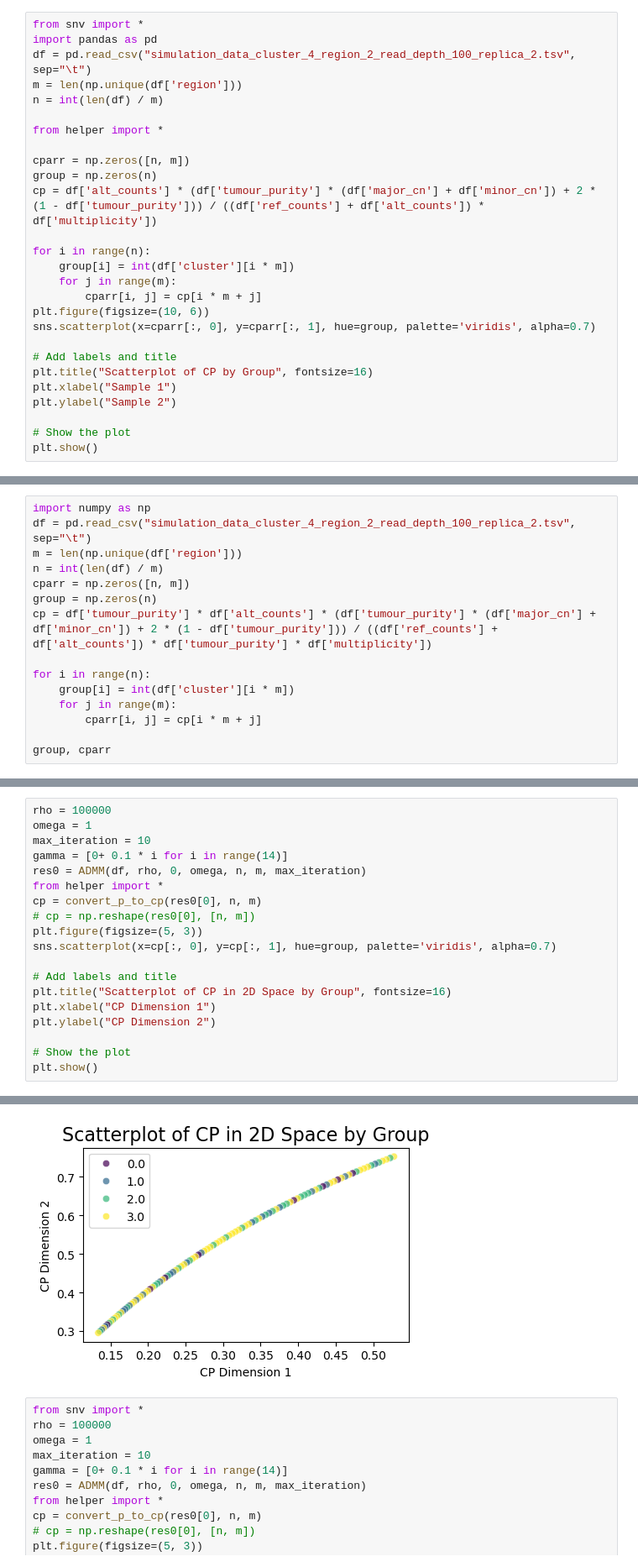
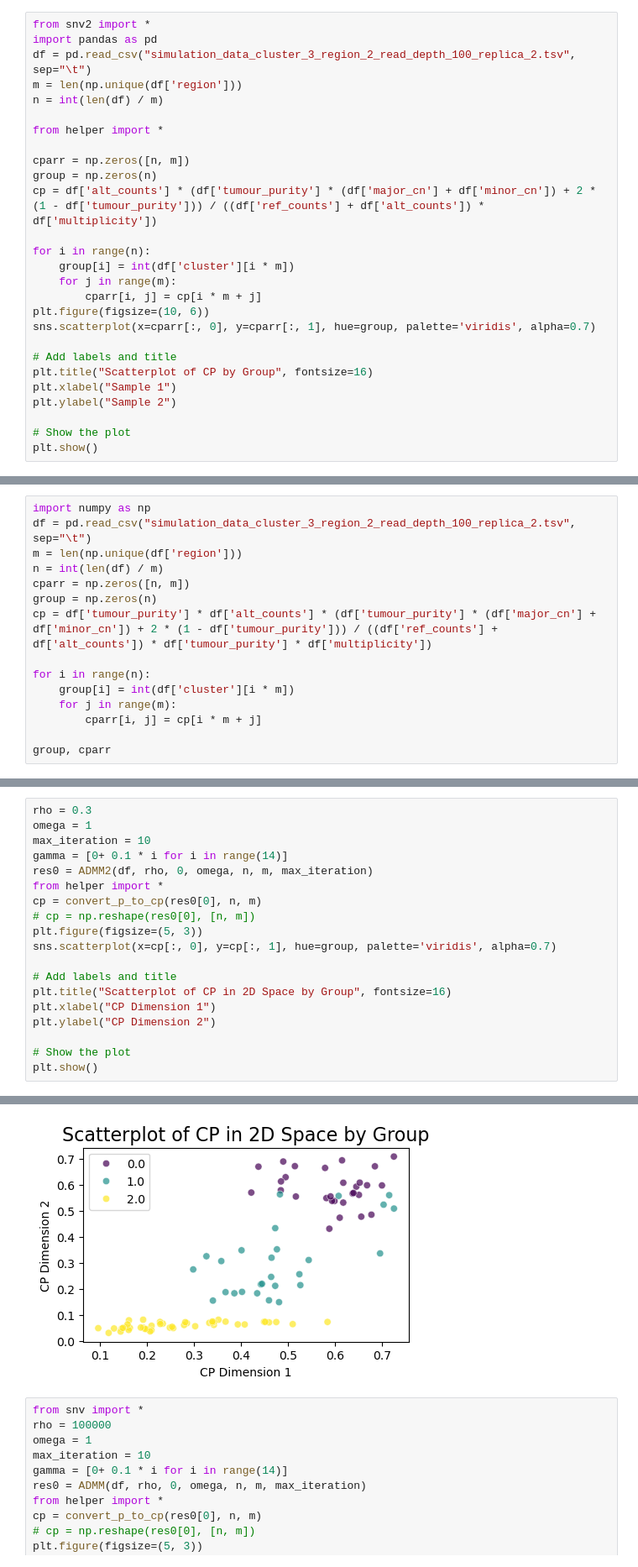
Before and after one commit to yuadamding/Multi_Region_CliPP, a Jupyter notebook: test5.ipynb, the cells around one changed output, grey strips where cells are left out. Shown at 84% size. Drawn from its saved outputs; the diff is of its cells as text.

```diff
--- a/test5.ipynb
+++ b/test5.ipynb
@@ -1,7 +1,7 @@
 # %%
-from snv import *
+from snv2 import *
 import pandas as pd
-df = pd.read_csv("simulation_data_cluster_4_region_2_read_depth_100_replica_2.tsv", sep="\t")
+df = pd.read_csv("simulation_data_cluster_3_region_2_read_depth_100_replica_2.tsv", sep="\t")
 m = len(np.unique(df['region']))
 n = int(len(df) / m)
 
@@ -30,6 +30,6 @@ plt.show()
 # %%
 import numpy as np
-df = pd.read_csv("simulation_data_cluster_4_region_2_read_depth_100_replica_2.tsv", sep="\t")
+df = pd.read_csv("simulation_data_cluster_3_region_2_read_depth_100_replica_2.tsv", sep="\t")
 m = len(np.unique(df['region']))
 n = int(len(df) / m)
 cparr = np.zeros([n, m])
@@ -107,9 +109,9 @@ array([[0.5       , 0.5       ],
 # %%
-rho = 100000
+rho = 0.3
 omega = 1
 max_iteration = 10
 gamma = [0+ 0.1 * i for i in range(14)]
-res0 = ADMM(df, rho, 0, omega, n, m, max_iteration)
+res0 = ADMM2(df, rho, 0, omega, n, m, max_iteration)
 from helper import *
 cp = convert_p_to_cp(res0[0], n, m)
 # cp = np.reshape(res0[0], [n, m])
@@ -137,5 +139,5 @@ Iteration 10, Objective Function: 10077.364706808768
 Gamma: 0, clusters : dict_values([0, 1, 2, 3, 4, 5, 6, 7, 8, 9, 10, 11, 12, 13, 14, 15, 16, 17, 18, 19, 20, 21, 22, 23, 24, 25, 26, 27, 28, 29, 30, 31, 32, 33, 34, 35, 36, 37, 38, 39, 40, 41, 42, 43,  ...
-[figure, old version]
+[figure, new version]
 # %%
 from snv import *
 rho = 100000
```
Also changed, not shown: parts of 6 cells of this notebook, 24 other files.
